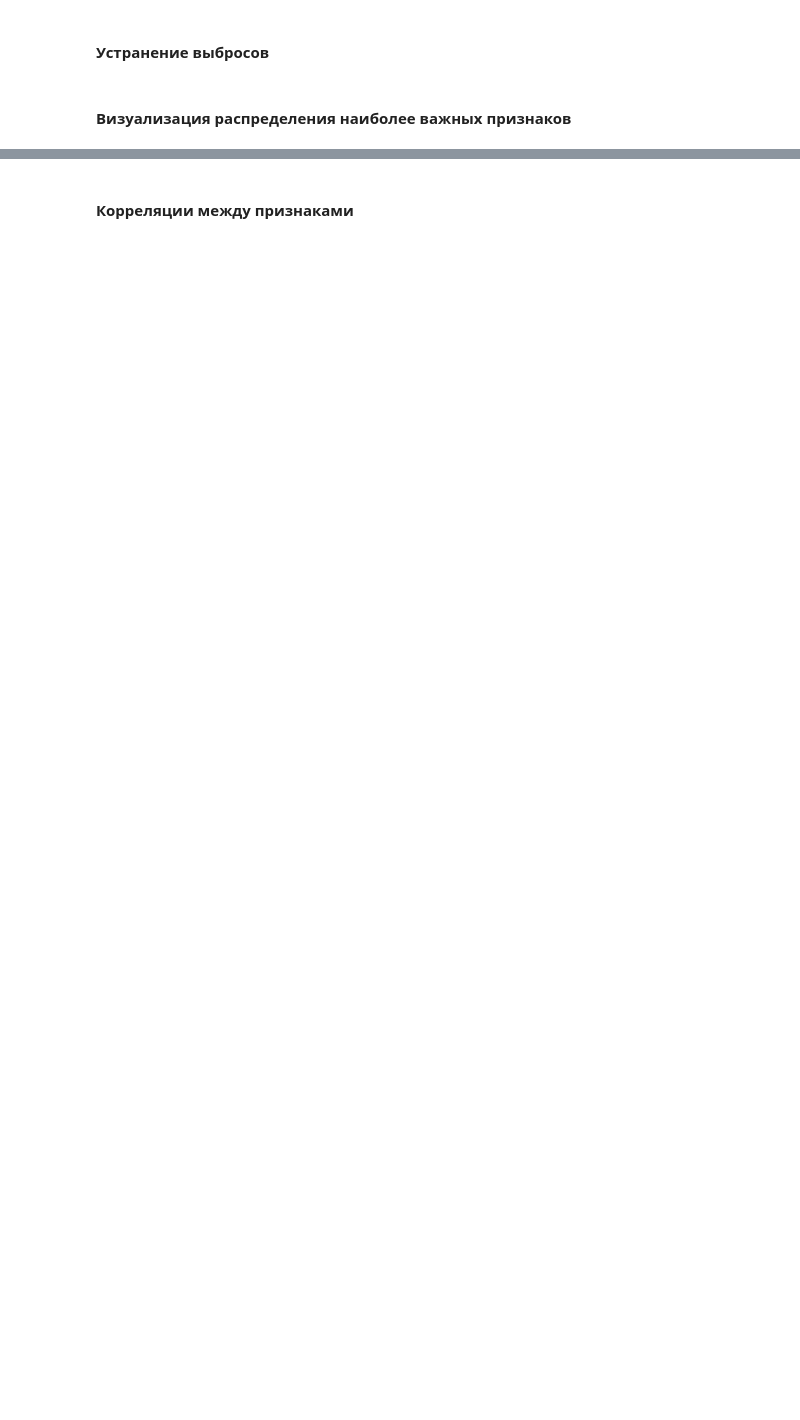
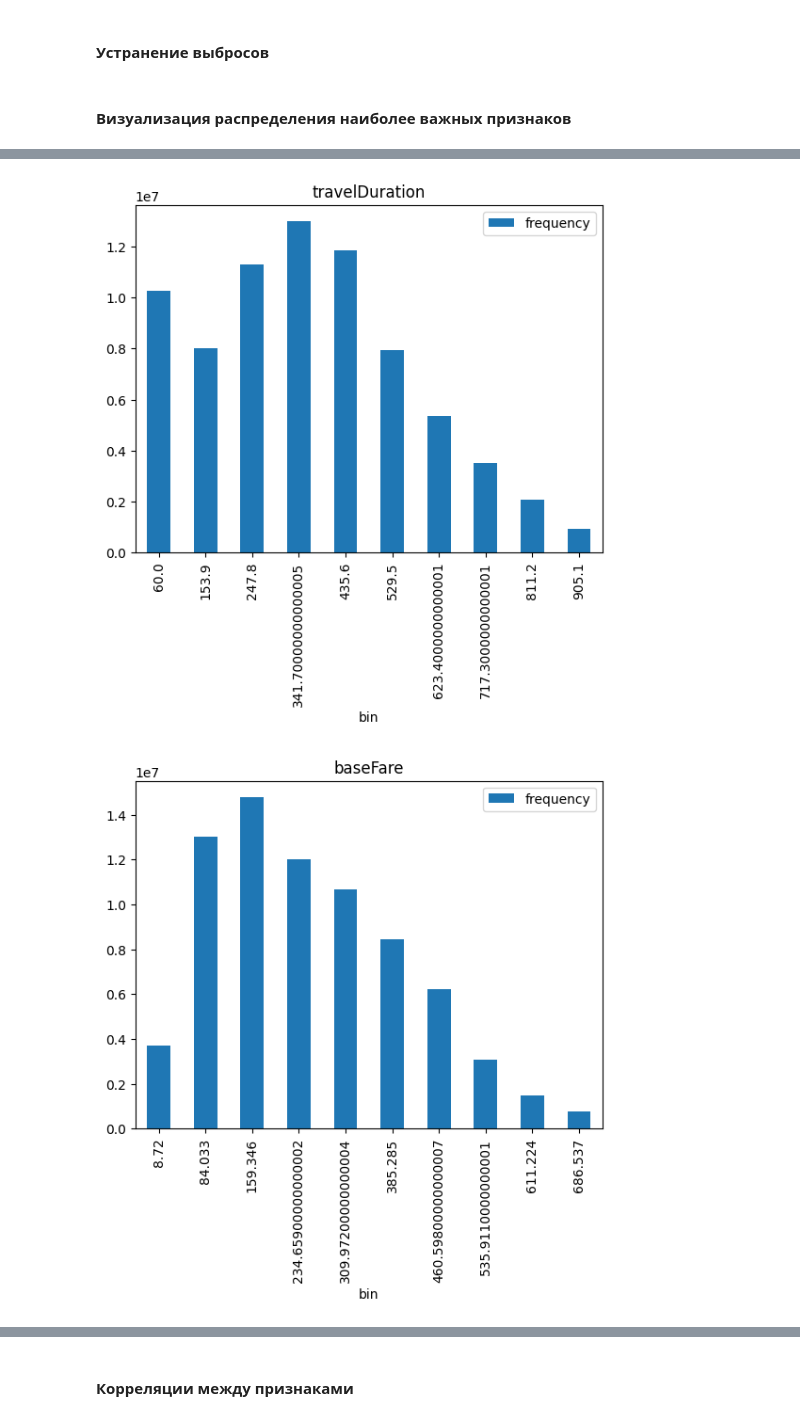
Before and after one commit to Jomsviking34/SOBDLab1, a Jupyter notebook: SOBDLab1.ipynb, the cells around one changed output, grey strips where cells are left out. Drawn from its saved outputs; the diff is of its cells as text; code cells hidden in the pictures; blank space fills up the shorter version.

```diff
--- a/SOBDLab1.ipynb
+++ b/SOBDLab1.ipynb
@@ -240,0 +244,10 @@ for column in columns:
+# %%
+for column in columns:
+    DataFrame(list(zip(*data.select(column).rdd.flatMap(lambda x: x).histogram(10))),
+        columns=['bin', 'frequency']
+    ).set_index(
+        'bin'
+    ).plot(kind='bar',title=column)
+# %% [output]
+[figure, added]
+[figure, added]
```
Also changed, not shown: parts of 8 cells of this notebook.
